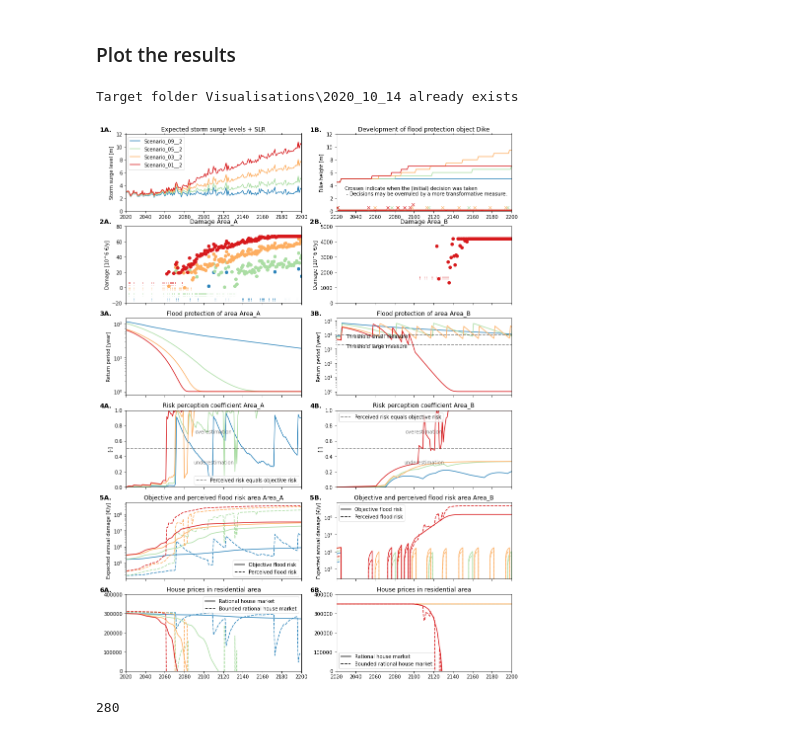
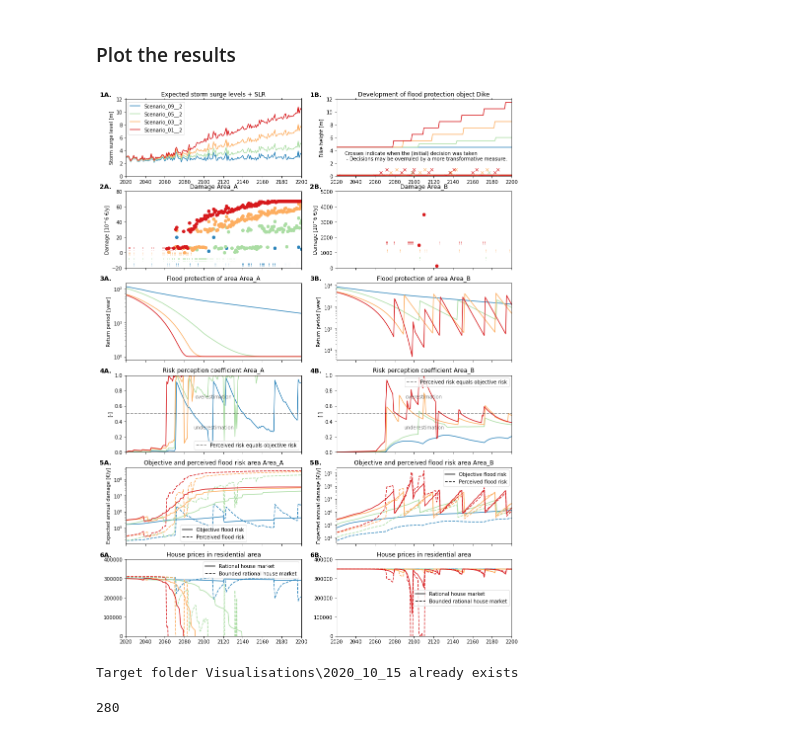
Before and after one commit to keesvanginkel/Urban-SETP, a Jupyter notebook: Rotterdam.ipynb, the cells around one changed output. Cells and saved outputs as stored; diff of their text form; code cells hidden in the pictures.

Commit message:
New stable version with lead times

```diff
--- a/Rotterdam.ipynb
+++ b/Rotterdam.ipynb
@@ -86,13 +86,15 @@ allMayors = [Reactive(),Economicus(),Sentiment(),Lawkeeper()]
 # %%
 Implementation_times = [ #small measure, large measure
     (4,6),
-    #(5,7),
-    #(6,9),
+    (5,7),
+    (6,9),
     (7,10), #default
-    #(8,11),
-    #(9,13),
+    (8,11),
+    (9,13),
     (10,14),
-    #(11,16),
-    #(12,17),
-    #(13,19),
+    (11,16),
+    (12,17),
+    (13,19),
     (14,20)]
+# %%
+it_sel = 3
@@ -106,7 +112,7 @@ from run_model import run_model01
 #run one mayor:
 mayor_experiments = []
 for SurgeLevel in selection:
-    experiment = run_model01(Rotty,SurgeLevel,Lawkeeper(),Implementation_times[0],do_print=True)
+    experiment = run_model01(Rotty,SurgeLevel,Economicus(),Implementation_times[it_sel],do_print=True)
     mayor_experiments.append(experiment)
 print('experiments finished')
 # %% [output]
@@ -232,54 +234,55 @@ for j,experiment in enumerate(reversed(mayor_experiments)):
             axes[1,1].text(year,0 + 500 * j,text,color=p[j],fontsize=8)
 
 axes[0,0].legend(labels)
 
 axes[0,1].text(0.05,0.2,"Crosses indicate when the (initial) decision was taken \n - Decisions may be overruled by a more transformative measure.",transform=axes[0,1].transAxes)
 
 
 #PRINT THE THRESHOLD PROTECTION LEVELS FOR THE LAWKEEPER MAYOR
 if Mayor.get_name() == 'Lawkeeper':
     axes[2,1].plot(time,[Mayor.threshold_small]*len(time),color='black',linestyle='--',alpha=0.5)
     axes[2,1].plot(time,[Mayor.threshold_large]*len(time),color='black',linestyle='--',alpha=0.5)
     axes[2,1].text(2030,Mayor.threshold_small - 4000,'Threshold small measure',color='black',alpha=1)
     axes[2,1].text(2030,Mayor.threshold_large - 800,'Threshold large measure',color='black',alpha=1)
 
 for j in [0,1]:
     alpha = 0.5
     color = 'black'
     axes[3,j].plot(time,[0.5]*len(time),color=color,linestyle='--',alpha = alpha)
     #Manually add legend patches
     custom_line = [Line2D([0], [0], color=color, alpha=alpha,label='Perceived risk equals objective risk',linestyle='--')]
     axes[3,j].legend(handles=custom_line)
     axes[3,j].text(0.5,0.3,'underestimation',color=color,alpha=alpha,transform=axes[3,j].transAxes,ha='center')
     axes[3,j].text(0.5,0.7,'overestimation',color=color,alpha=alpha,transform=axes[3,j].transAxes,ha='center')
 
 
 for nr in range(0,nrows):
     for l,letter in enumerate(('A','B')):
         axes[nr,l].text(-0.15, 1.1, "{}{}.".format(nr+1,letter), transform=axes[nr,l].transAxes,
                        fontsize=13, fontweight='bold', va='top')
-
-#################################################################
-#################### SAVE THE EXPERIMENT ########################
-#################################################################
-
-
-filename = experiment.Mayor.get_name() + "_trans_" + experiment.SurgeLevel.name.split("__")[1]
-
-#CREATE SUBFOLDER IN VISUALISATION WITH CURRENT DATE
-today = datetime.date(datetime.now())
-date = "{}_{}_{}".format(today.year,today.month,today.day)
-foldername = date
-target = os.path.join('Visualisations',foldername)
-if not os.path.exists(target):
-    os.mkdir(target)
-else:
-    print("Target folder {} already exists".format(target))
-
-fig.savefig(os.path.join(target,filename + "_error.png"),bbox_inches='tight',dpi=150)
 # %% [output]
-Target folder Visualisations\2020_10_14 already exists
-[figure, old version]
+[figure, new version]
+# %%
+#################################################################
+#################### SAVE THE EXPERIMENT ########################
+#################################################################
+
+its = Implementation_times[it_sel]
+filename = experiment.Mayor.get_name() + "_trans_" + experiment.SurgeLevel.name.split("__")[1] + "_it_" + str(its)
+
+#CREATE SUBFOLDER IN VISUALISATION WITH CURRENT DATE
+today = datetime.date(datetime.now())
+date = "{}_{}_{}".format(today.year,today.month,today.day)
+foldername = date
+target = os.path.join('Visualisations',foldername)
+if not os.path.exists(target):
+    os.mkdir(target)
+else:
+    print("Target folder {} already exists".format(target))
+
+fig.savefig(os.path.join(target,filename + ".png"),bbox_inches='tight',dpi=150)
+# %% [output]
+Target folder Visualisations\2020_10_15 already exists
 # %%
 experiment = mayor_experiments[0]
 years = experiment.SurgeLevel.years
```
Also changed, not shown: parts of 3 cells of this notebook, 8 other files.
